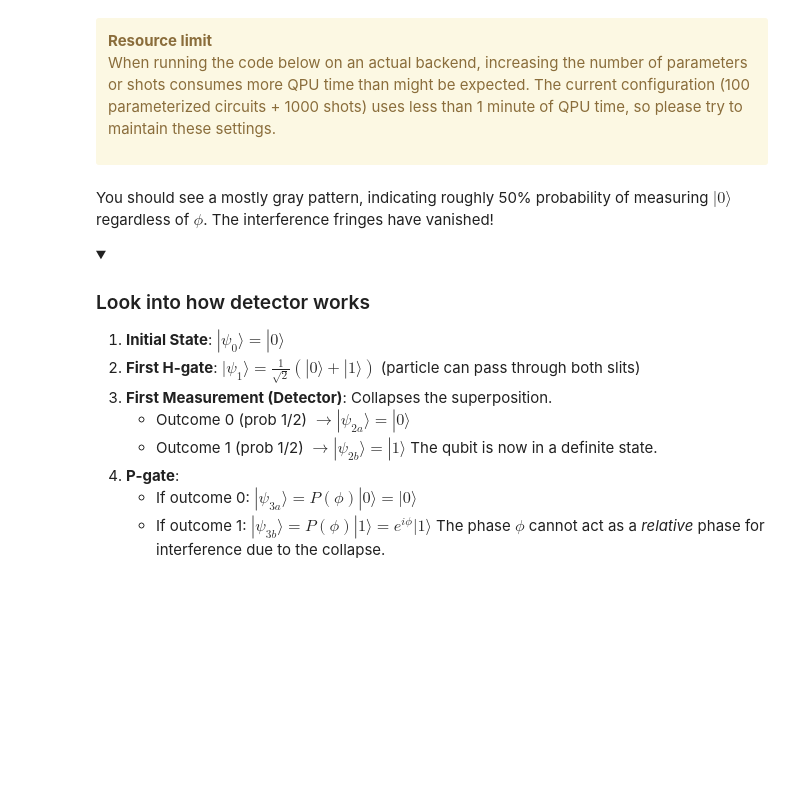
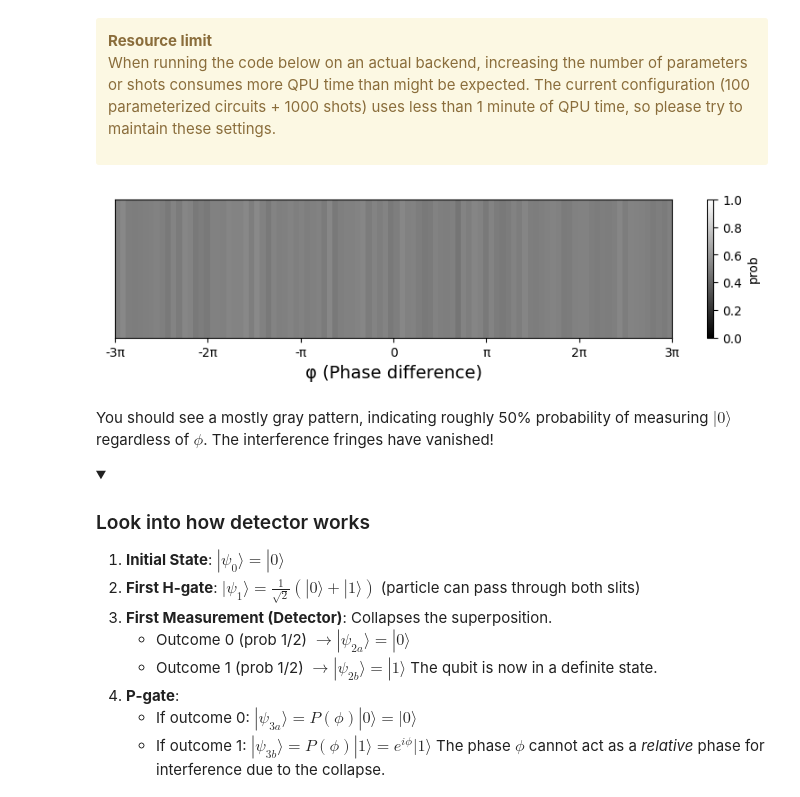
Before and after one commit to sepidi/qgss-2025, a Jupyter notebook: lab-1/lab1.ipynb, the cells around one changed output. Cells and saved outputs as stored; diff of their text form; code cells hidden in the pictures; folded sections open; blank space fills up the shorter version.

```diff
--- a/lab-1/lab1.ipynb
+++ b/lab-1/lab1.ipynb
@@ -610,30 +626,39 @@ When running the code below on an actual backend, increasing the number of param
 
 </div>
 # %%
+# use simulator
+backend = AerSimulator()
+pm = generate_preset_pass_manager(backend = backend, optimization_level=3)
+
+# run and get counts
+sampler = Sampler(mode=backend)
+
 φ_lst = np.linspace(-3 * np.pi, 3 * np.pi, 100)
 qc_isa = pm.run(double_slit_with_detector)
 
 φ_hit = []
 dist = sampler.run([(qc_isa, φ_lst)], shots=1000).result()[0].data.c_screen
 
 for i  in range(len(φ_lst)):
     result = dist[i].get_counts()
     if '0' in result:
         φ_hit.append(result['0']/1000)
     else:
         φ_hit.append(0)
 
 φ_hit_2d = np.array(φ_hit).reshape(1, -1)
 
 plt.figure(figsize=(10, 2))
 plt.imshow(φ_hit_2d, cmap='gray', aspect='auto', extent=[-3*np.pi, 3*np.pi, 0, 0.1], vmin=0, vmax=1)
 
 plt.xlabel('φ (Phase difference)', fontsize=14)
 plt.colorbar(label='prob')
 plt.xticks(ticks=[-3 * np.pi, -2 * np.pi, -np.pi, 0, np.pi, 2 * np.pi, 3 * np.pi],
            labels=['-3π', '-2π', '-π', '0', 'π', '2π', '3π'])
 plt.yticks([])
 plt.show()
+# %% [output]
+[figure, added]
 # %% [markdown]
 You should see a mostly gray pattern, indicating roughly 50% probability of measuring $|0\rangle$ regardless of $\phi$. The interference fringes have vanished!
 
```
Also changed, not shown: parts of 15 cells of this notebook, 1 other file.
